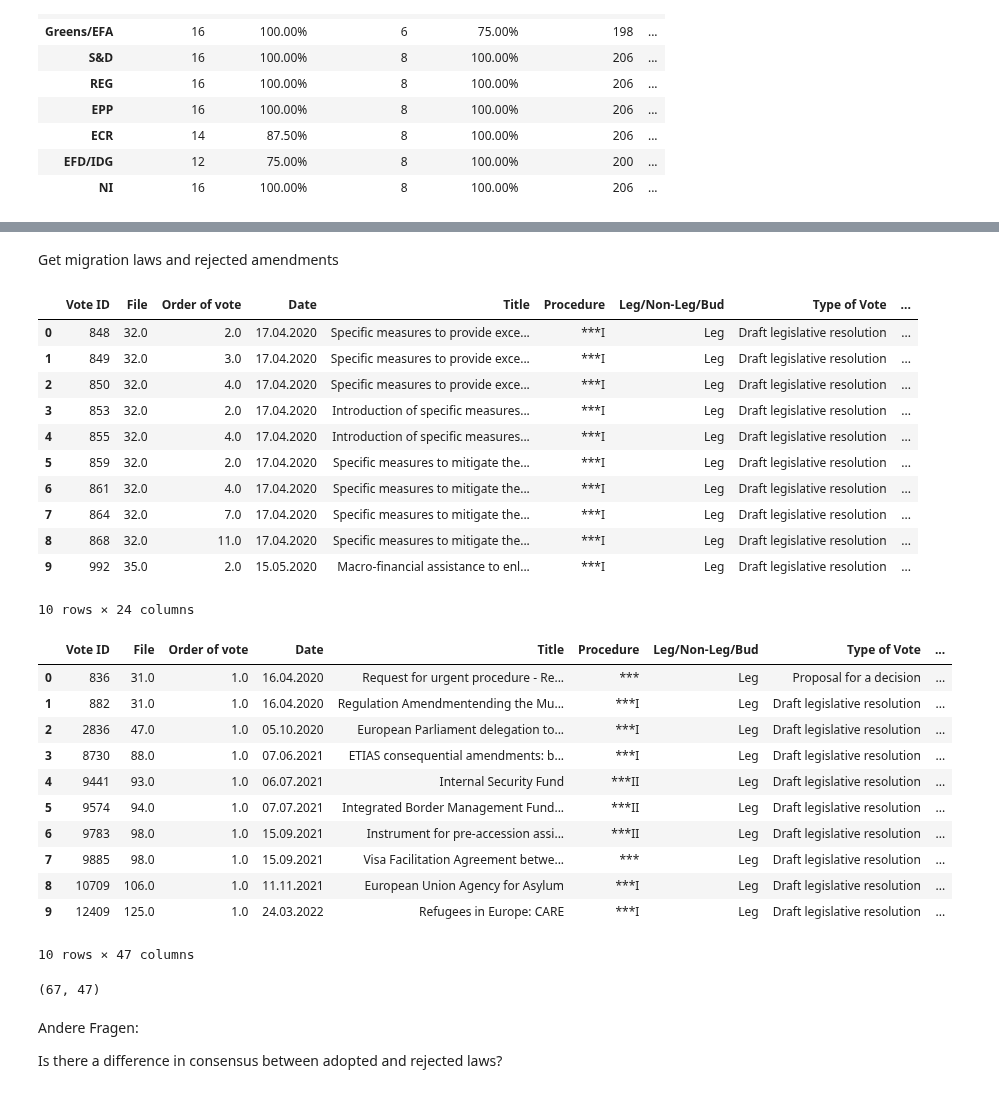
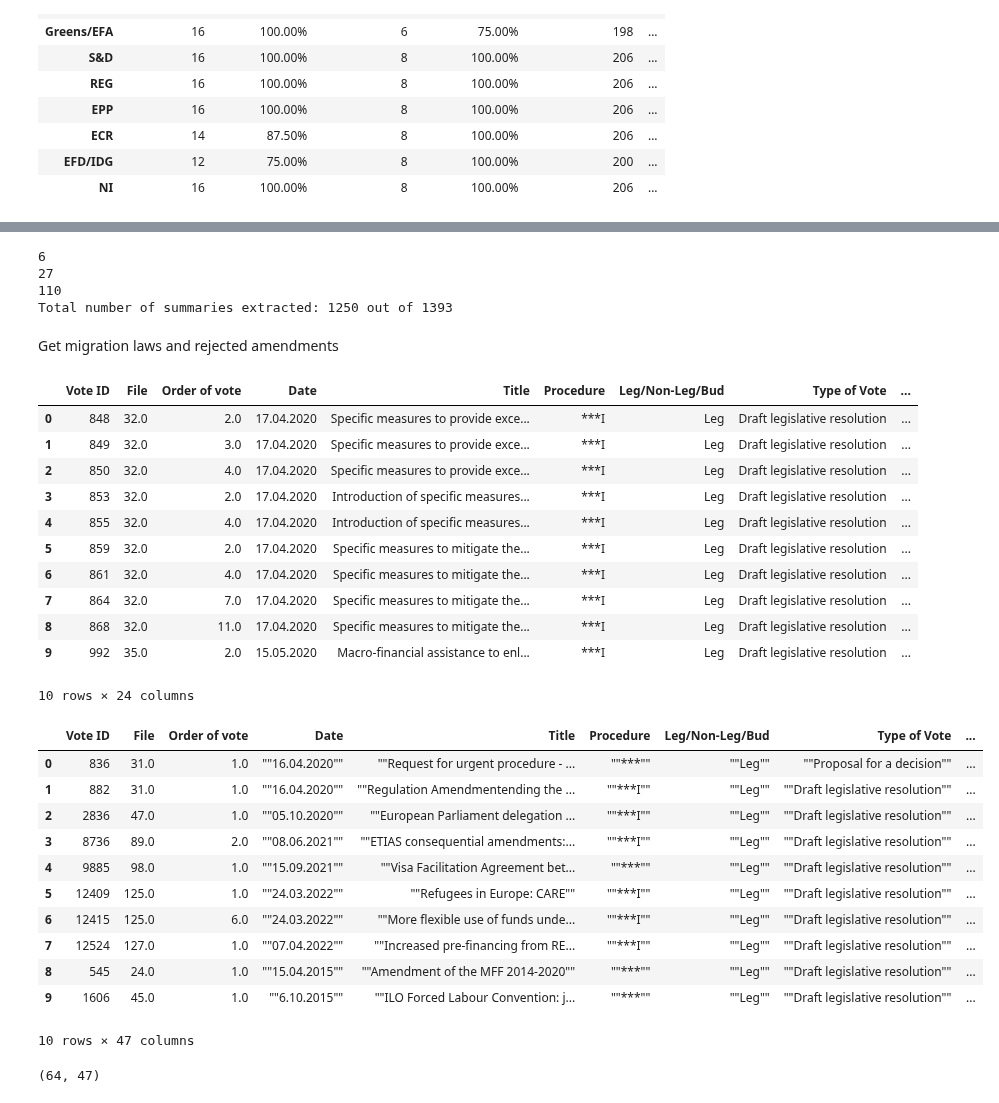
Before and after one commit to izu457/Thesis_Finetuning_GPT3.5_Political_Stance, a Jupyter notebook: EDA.ipynb, the cells around one changed output, grey strips where cells are left out. Saved outputs shown, nothing was run; the diff lists cells and outputs as text; code cells hidden in the pictures.

Commit message:
scraped all texts with correct majorities and indices

```diff
--- a/EDA.ipynb
+++ b/EDA.ipynb
@@ -876,0 +852,6 @@ voted_laws_final_EP8['Consensus'] = voted_laws_consensus_EP8['Consensus']
+# %%
+# add summary links to voted_docs_final
+voted_laws_final_EP9['Summary link'] = summary_links_EP9
+voted_laws_final_EP8['Summary link'] = summary_links_EP8
+voted_laws_final_EP7['Summary link'] = summary_links_EP7
+voted_laws_final_EP8.head(10)
@@ -876,0 +871,5 @@ voted_laws_final_EP8['Consensus'] = voted_laws_consensus_EP8['Consensus']
+# %%
+# extract summary texts
+summary_texts_EP9 = fu.extract_summary_texts(voted_laws_final_EP9['Summary link'])
+summary_texts_EP8 = fu.extract_summary_texts(voted_laws_final_EP8['Summary link'])
+summary_texts_EP7 = fu.extract_summary_texts(voted_laws_final_EP7['Summary link'])
@@ -876,0 +894,6 @@ voted_laws_final_EP8['Consensus'] = voted_laws_consensus_EP8['Consensus']
+# %%
+# append texts to voted_docs_final as new column
+voted_laws_final_EP9['Summary text'] = summary_texts_EP9
+voted_laws_final_EP8['Summary text'] = summary_texts_EP8
+voted_laws_final_EP7['Summary text'] = summary_texts_EP7
+voted_laws_final_EP9.head(10)
@@ -876,0 +913,17 @@ voted_laws_final_EP8['Consensus'] = voted_laws_consensus_EP8['Consensus']
+# %%
+# print number of NAs in Summary text
+print((voted_laws_final_EP9['Summary text']=="NA").sum())
+print((voted_laws_final_EP8['Summary text']=="NA").sum())
+print((voted_laws_final_EP7['Summary text']=="NA").sum())
+
+# print sum of all non-NA Summary texts
+summaries_EP9 = (voted_laws_final_EP9['Summary text']!="NA").sum()
+summaries_EP8 = (voted_laws_final_EP8['Summary text']!="NA").sum()
+summaries_EP7 = (voted_laws_final_EP7['Summary text']!="NA").sum()
+print(f"Total number of summaries extracted: {summaries_EP9 + summaries_EP8 + summaries_EP7} out of {voted_laws_final_EP9.shape[
+    0] + voted_laws_final_EP8.shape[0] + voted_laws_final_EP7.shape[0]}")
+# %% [output]
+6
+27
+110
+Total number of summaries extracted: 1250 out of 1393
@@ -877,10 +935,5 @@ voted_laws_final_EP8['Consensus'] = voted_laws_consensus_EP8['Consensus']
 # %% [markdown]
 Get migration laws and rejected amendments
-# %%
-# read in csv voted_laws_final
-voted_laws_final_EP7 = pd.read_csv('data/voted_laws_final_EP7.csv')
-voted_laws_final_EP8 = pd.read_csv('data/voted_laws_final_EP8.csv')
-voted_laws_final_EP9 = pd.read_csv('data/voted_laws_final_EP9.csv')
 # %%
 # rename column Yeas to Yes
 rejected_amendments_EP9_not_com = rejected_amendments_EP9_not_com.rename(columns={"Yeas": "Yes"})
@@ -907,50 +960,46 @@ voted_laws_final_EP7['Summary text'] = voted_laws_final_EP7['Summary text'].str.
 voted_laws_migration_EP9 = voted_laws_final_EP9[voted_laws_final_EP9['Summary text'].str.contains('migration', na=False)]
 voted_laws_migration_EP8 = voted_laws_final_EP8[voted_laws_final_EP8['Summary text'].str.contains('migration', na=False)]
 voted_laws_migration_EP7 = voted_laws_final_EP7[voted_laws_final_EP7['Summary text'].str.contains('migration', na=False)]
 
 # rename column Yeas to Yes
 voted_laws_migration_EP9 = voted_laws_migration_EP9.rename(columns={"Yeas": "Yes"})
 voted_laws_migration_EP8 = voted_laws_migration_EP8.rename(columns={"Yeas": "Yes"})
 voted_laws_migration_EP7 = voted_laws_migration_EP7.rename(columns={"Yeas": "Yes"})
 
 # concatenate dataframes
 voted_laws_migration = pd.concat([voted_laws_migration_EP9, voted_laws_migration_EP8, voted_laws_migration_EP7], ignore_index=True)
 
 # delete unnecessary columns
-voted_laws_migration = voted_laws_migration.drop(columns=['De', 'De/Policy area', 'Final \nvote?', 'Migration'])
+voted_laws_migration = voted_laws_migration.drop(columns=['De', 'De/Policy area', 'Final \nvote?'])
 
 display(voted_laws_migration.head(10))
 print(voted_laws_migration.shape)
 # %% [output]
 |  | Vote ID | File | Order of vote | Date | Title | Procedure | Leg/Non-Leg/Bud | Type of Vote | ... |
 | 0 | 848 | 32.0 | 2.0 | 17.04.2020 | Specific measures to provide exce... | ***I | Leg | Draft legislative resolution | ... |
 | 1 | 849 | 32.0 | 3.0 | 17.04.2020 | Specific measures to provide exce... | ***I | Leg | Draft legislative resolution | ... |
 | 2 | 850 | 32.0 | 4.0 | 17.04.2020 | Specific measures to provide exce... | ***I | Leg | Draft legislative resolution | ... |
 | 3 | 853 | 32.0 | 2.0 | 17.04.2020 | Introduction of specific measures... | ***I | Leg | Draft legislative resolution | ... |
 | 4 | 855 | 32.0 | 4.0 | 17.04.2020 | Introduction of specific measures... | ***I | Leg | Draft legislative resolution | ... |
 | 5 | 859 | 32.0 | 2.0 | 17.04.2020 | Specific measures to mitigate the... | ***I | Leg | Draft legislative resolution | ... |
 | 6 | 861 | 32.0 | 4.0 | 17.04.2020 | Specific measures to mitigate the... | ***I | Leg | Draft legislative resolution | ... |
 | 7 | 864 | 32.0 | 7.0 | 17.04.2020 | Specific measures to mitigate the... | ***I | Leg | Draft legislative resolution | ... |
 | 8 | 868 | 32.0 | 11.0 | 17.04.2020 | Specific measures to mitigate the... | ***I | Leg | Draft legislative resolution | ... |
 | 9 | 992 | 35.0 | 2.0 | 15.05.2020 | Macro-financial assistance to enl... | ***I | Leg | Draft legislative resolution | ... |
 10 rows × 24 columns
 |  | Vote ID | File | Order of vote | Date | Title | Procedure | Leg/Non-Leg/Bud | Type of Vote | ... |
-| 0 | 836 | 31.0 | 1.0 | 16.04.2020 | Request for urgent procedure - Re... | *** | Leg | Proposal for a decision | ... |
-| 1 | 882 | 31.0 | 1.0 | 16.04.2020 | Regulation Amendmentending the Mu... | ***I | Leg | Draft legislative resolution | ... |
-| 2 | 2836 | 47.0 | 1.0 | 05.10.2020 | European Parliament delegation to... | ***I | Leg | Draft legislative resolution | ... |
-| 3 | 8730 | 88.0 | 1.0 | 07.06.2021 | ETIAS consequential amendments: b... | ***I | Leg | Draft legislative resolution | ... |
-| 4 | 9441 | 93.0 | 1.0 | 06.07.2021 | Internal Security Fund | ***II | Leg | Draft legislative resolution | ... |
-| 5 | 9574 | 94.0 | 1.0 | 07.07.2021 | Integrated Border Management Fund... | ***II | Leg | Draft legislative resolution | ... |
-| 6 | 9783 | 98.0 | 1.0 | 15.09.2021 | Instrument for pre-accession assi... | ***II | Leg | Draft legislative resolution | ... |
-| 7 | 9885 | 98.0 | 1.0 | 15.09.2021 | Visa Facilitation Agreement betwe... | *** | Leg | Draft legislative resolution | ... |
-| 8 | 10709 | 106.0 | 1.0 | 11.11.2021 | European Union Agency for Asylum | ***I | Leg | Draft legislative resolution | ... |
-| 9 | 12409 | 125.0 | 1.0 | 24.03.2022 | Refugees in Europe: CARE | ***I | Leg | Draft legislative resolution | ... |
+| 0 | 836 | 31.0 | 1.0 | ""16.04.2020"" | ""Request for urgent procedure - ... | ""***"" | ""Leg"" | ""Proposal for a decision"" | ... |
+| 1 | 882 | 31.0 | 1.0 | ""16.04.2020"" | ""Regulation Amendmentending the ... | ""***I"" | ""Leg"" | ""Draft legislative resolution"" | ... |
+| 2 | 2836 | 47.0 | 1.0 | ""05.10.2020"" | ""European Parliament delegation ... | ""***I"" | ""Leg"" | ""Draft legislative resolution"" | ... |
+| 3 | 8736 | 89.0 | 2.0 | ""08.06.2021"" | ""ETIAS consequential amendments:... | ""***I"" | ""Leg"" | ""Draft legislative resolution"" | ... |
+| 4 | 9885 | 98.0 | 1.0 | ""15.09.2021"" | ""Visa Facilitation Agreement bet... | ""***"" | ""Leg"" | ""Draft legislative resolution"" | ... |
+| 5 | 12409 | 125.0 | 1.0 | ""24.03.2022"" | ""Refugees in Europe: CARE"" | ""***I"" | ""Leg"" | ""Draft legislative resolution"" | ... |
+| 6 | 12415 | 125.0 | 6.0 | ""24.03.2022"" | ""More flexible use of funds unde... | ""***I"" | ""Leg"" | ""Draft legislative resolution"" | ... |
+| 7 | 12524 | 127.0 | 1.0 | ""07.04.2022"" | ""Increased pre-financing from RE... | ""***I"" | ""Leg"" | ""Draft legislative resolution"" | ... |
+| 8 | 545 | 24.0 | 1.0 | ""15.04.2015"" | ""Amendment of the MFF 2014-2020"" | ""***"" | ""Leg"" | ""Draft legislative resolution"" | ... |
+| 9 | 1606 | 45.0 | 1.0 | ""6.10.2015"" | ""ILO Forced Labour Convention: j... | ""***"" | ""Leg"" | ""Draft legislative resolution"" | ... |
 10 rows × 47 columns
-(67, 47)
+(64, 47)
 # %%
 # save to csv
 voted_laws_migration.to_csv('data/voted_laws_migration.csv', index=False)
-# %% [markdown]
-Andere Fragen:
-
-Is there a difference in consensus between adopted and rejected laws?
```
Also changed, not shown: parts of 32 cells of this notebook, 7 other files.
